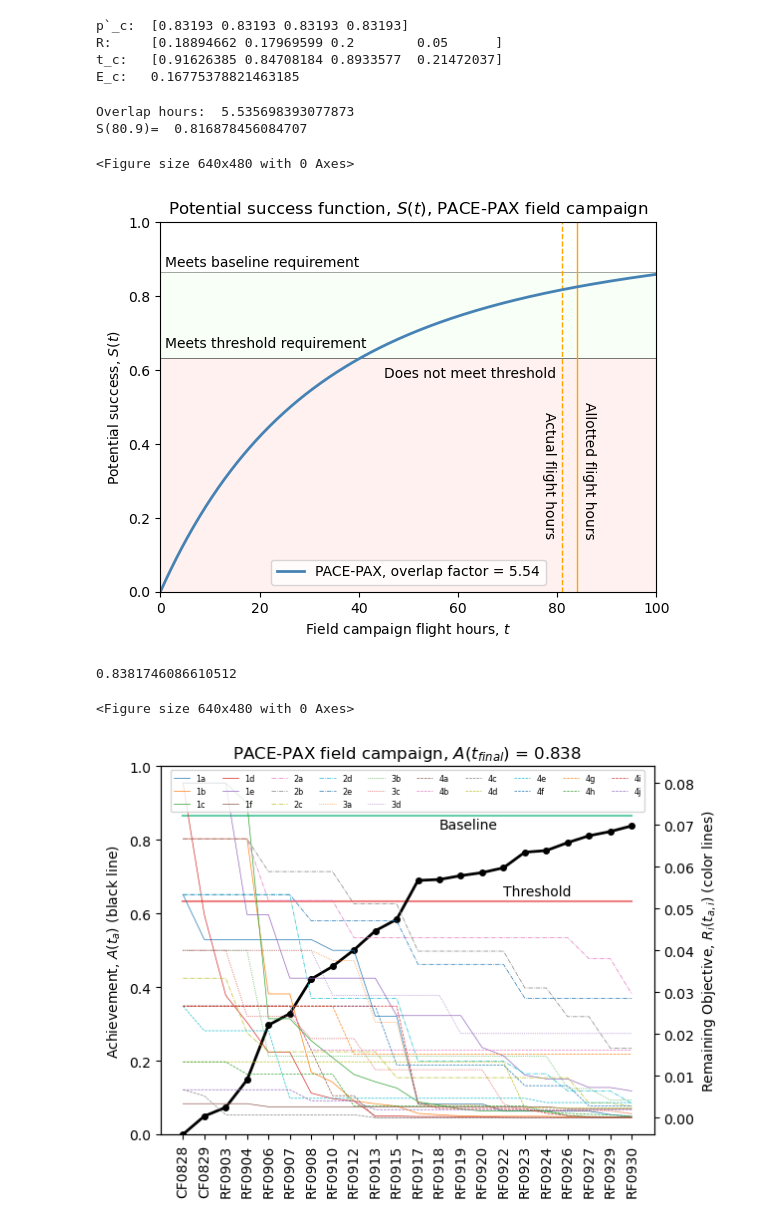
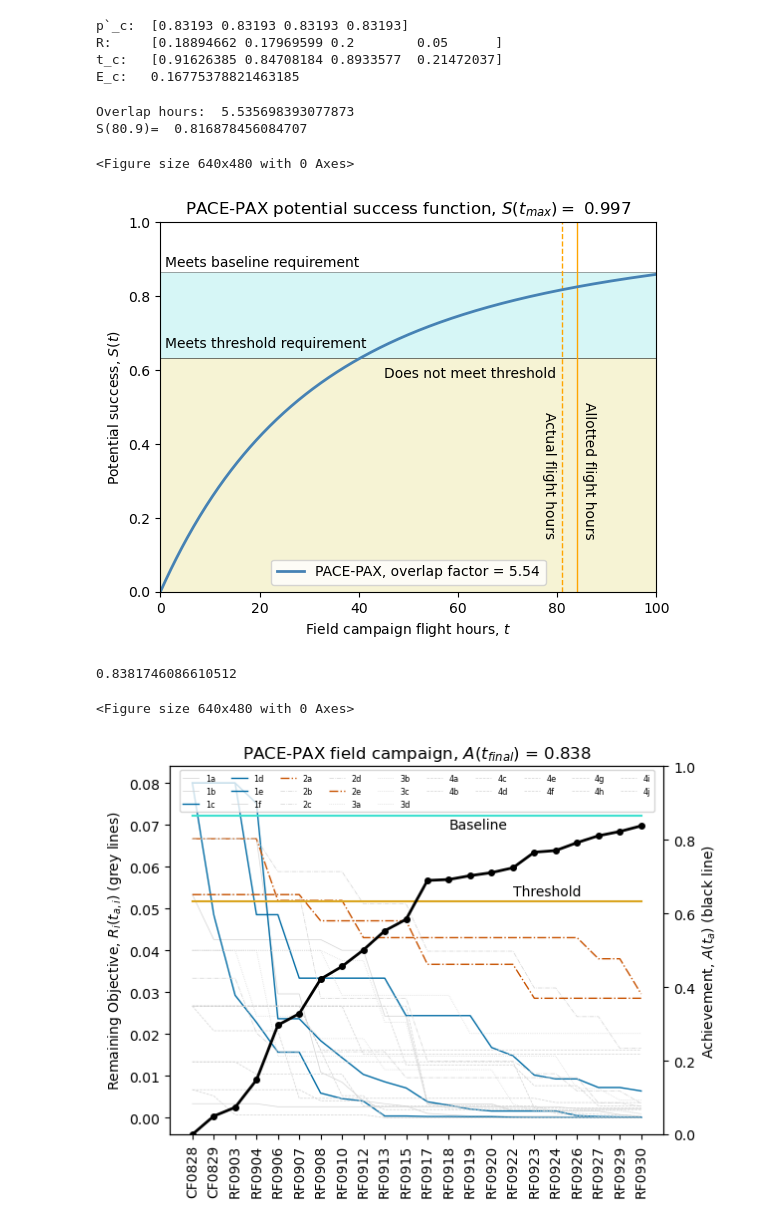
Before and after one commit to knobelsp/TM-DSA, a Jupyter notebook: PACE-PAX_VTM.ipynb, the cells around one changed output. Drawn from its saved outputs; the diff is of its cells as text; code cells hidden in the pictures.

```diff
--- a/PACE-PAX_VTM.ipynb
+++ b/PACE-PAX_VTM.ipynb
@@ -8,4 +8,5 @@ import pandas as pd
 import numpy as np
 import matplotlib.pyplot as plt
 from matplotlib.patches import Rectangle, Circle, Polygon
+plt.style.use('tableau-colorblind10')
 # %% [markdown]
@@ -651,6 +657,7 @@ fig = plt.figure()
 fix, ax = plt.subplots()
 
 hrs_overlap = (79.3+177.238+75.5+115.8) / 80.9 #as enacted during PACE-PAX
+#note overlap for dry run was 2.245
 # hrs_overlap = 7 #this matches practice
 print('Overlap hours: ',hrs_overlap)
 print('S(80.9)= ',fcn_psf(df_pacepax,80.9*hrs_overlap))
@@ -667,7 +674,7 @@ ax.plot([80.9,80.9],[0,1],'--',linewidth='1',color='orange',)
 ax.plot(obs_time/hrs_overlap,S_alpha,label=r'PACE-PAX, overlap factor = %.2f' % hrs_overlap,
         linewidth='2', color='steelblue')
 
-ax.set_title(r'Potential success function, $\it{S(t)}$, PACE-PAX field campaign')
+ax.set_title(r'PACE-PAX potential success function, $\it{S(t_{max})=}$ %.3f'%Smax_alpha)
 ax.set_xlabel(r'Field campaign flight hours, $\it{t}$')
 ax.set_ylabel(r'Potential success, $\it{S(t)}$')
 ax.set_xlim(0,pltmax/hrs_overlap)
@@ -675,10 +682,10 @@ ax.set_ylim(0,1)
 ax.legend(loc='lower center')
 
 rect_baseline = Rectangle((0.0,0.632), width=pltmax, height=0.865-0.632, alpha=0.5,
-                 facecolor='honeydew',edgecolor='black',linewidth=0.5)
+                 facecolor='paleturquoise',edgecolor='black',linewidth=0.5)
 ax.add_patch(rect_baseline)
 rect_threshold = Rectangle((0.0,0.0), width=pltmax, height=0.632, alpha=0.5,
-                 facecolor='mistyrose',edgecolor='black',linewidth=0.5)
+                 facecolor='palegoldenrod',edgecolor='black',linewidth=0.5)
 ax.add_patch(rect_threshold)
 
 plt.text(45,0.58,'Does not meet threshold')
@@ -690,62 +697,74 @@ plt.text(1,0.88,'Meets baseline requirement')
 plt.text(85,0.15,'Allotted flight hours',rotation=270)
 plt.text(77,0.15,'Actual flight hours',rotation=270)
 
-plt.savefig("VTM_fig4.pdf", format="pdf", bbox_inches="tight")
+plt.savefig("VTM_fig6.pdf", format="pdf", bbox_inches="tight")
 plt.show()
 # %% [output]
 Overlap hours:  5.535698393077873
 S(80.9)=  0.816878456084707
 <Figure size 640x480 with 0 Axes>
-[figure, old version]
+[figure, new version]
 # %%
 # Create Figure 5: Achievement and Remaining Objective function for PACE-PAX
 
 this_df_vtm=df_pacepax
 this_df_hrs=df_pacepax_hrs
 
 fig = plt.figure()
 fix, ax = plt.subplots()
 
 Ach=np.zeros(this_df_hrs.shape[0])
 for index, row in this_df_hrs.iterrows():
     Ach[index]=fcn_achieve(this_df_vtm, this_df_hrs[0:index+1])
 print(Ach[-1])
 pltmax=3.0
 pltstep=0.1
 
-ax.plot(this_df_hrs['Date'],np.full(this_df_hrs.shape[0],0.63212056),color='lightcoral')
-ax.plot(this_df_hrs['Date'],np.full(this_df_hrs.shape[0],0.86466472),color='mediumaquamarine')
-ax.plot(this_df_hrs['Date'],Ach,'o-',linewidth=2, label='Achievement',color='black',markersize=4)
-#plt.grid(True, color = "grey", linewidth = "0.5", linestyle = "-.")
-ax.set_title(r'PACE-PAX field campaign, $\it{A(t_{final})}$ = %.3f' % Ach[-1])
-ax.set_ylabel(r'Achievement, $\it{A(t_a)}$ (black line)')
+
+Rem=np.zeros([this_df_hrs.shape[0],this_df_vtm.shape[0]])
+for index, row in this_df_hrs.iterrows():
+    Rem[index,:]=fcn_remaining(this_df_vtm, this_df_hrs[0:index+1])
+
+this_linestyle=['-','-','-','-','-','-','-.','-.','-.','-.','-.',':',':',':',':','--','--','--','--','--','--','--','--','--','--']
+
+for index, row in this_df_vtm.iterrows():
+    if index == 2 or index == 3 or index == 4:
+        this_clr='#006BA4'
+        this_linewidth=1
+    elif index == 6 or index == 10:
+        this_clr='#C85200'
+        this_linewidth=1
+    else:
+        this_clr='lightgrey'
+        this_linewidth=0.5
+    ax.plot(this_df_hrs['Date'],Rem[:,index],linestyle=this_linestyle[index],linewidth=this_linewidth, label=row['Label'],color=this_clr)
+
+ax.set_ylabel(r'Remaining Objective, $\it{R_i(t_{a,i})}$ (grey lines)')
+
+ax.legend(loc='upper center',ncols=10,fontsize='xx-small')
 
 ax.tick_params(axis='x', labelrotation=90)
-ax.set_ylim(0,1)
+
+ax2 = ax.twinx()
+
+ax2.plot(this_df_hrs['Date'],np.full(this_df_hrs.shape[0],0.63212056),color='goldenrod')
+ax2.plot(this_df_hrs['Date'],np.full(this_df_hrs.shape[0],0.86466472),color='turquoise')
+ax2.plot(this_df_hrs['Date'],Ach,'o-',linewidth=2, label='Achievement',color='black',markersize=4)
+ax2.set_title(r'PACE-PAX field campaign, $\it{A(t_{final})}$ = %.3f' % Ach[-1])
+ax2.set_ylabel(r'Achievement, $\it{A(t_a)}$ (black line)')
+
+
+ax2.set_ylim(0,1)
 
 plt.text(15,0.65,'Threshold')
 plt.text(12,0.83,'Baseline')
 
 
-ax2 = ax.twinx()
-
-Rem=np.zeros([this_df_hrs.shape[0],this_df_vtm.shape[0]])
-for index, row in this_df_hrs.iterrows():
-    Rem[index,:]=fcn_remaining(this_df_vtm, this_df_hrs[0:index+1])
 
 
-this_linestyle=['-','-','-','-','-','-','-.','-.','-.','-.','-.',':',':',':',':','--','--','--','--','--','--','--','--','--','--']
-
-for index, row in this_df_vtm.iterrows():
-    ax2.plot(this_df_hrs['Date'],Rem[:,index],linestyle=this_linestyle[index],linewidth=0.5, label=row['Label'])
-
-ax2.set_ylabel(r'Remaining Objective, $\it{R_i(t_{a,i})}$ (color lines)')
-
-ax2.legend(loc='upper center',ncols=10,fontsize='xx-small')
-
-plt.savefig("VTM_fig5.pdf", format="pdf", bbox_inches="tight")
+plt.savefig("VTM_fig7.pdf", format="pdf", bbox_inches="tight")
 plt.show()
 # %% [output]
 0.8381746086610512
 <Figure size 640x480 with 0 Axes>
-[figure, old version]
+[figure, new version]
```
Also changed, not shown: parts of 4 cells of this notebook.
